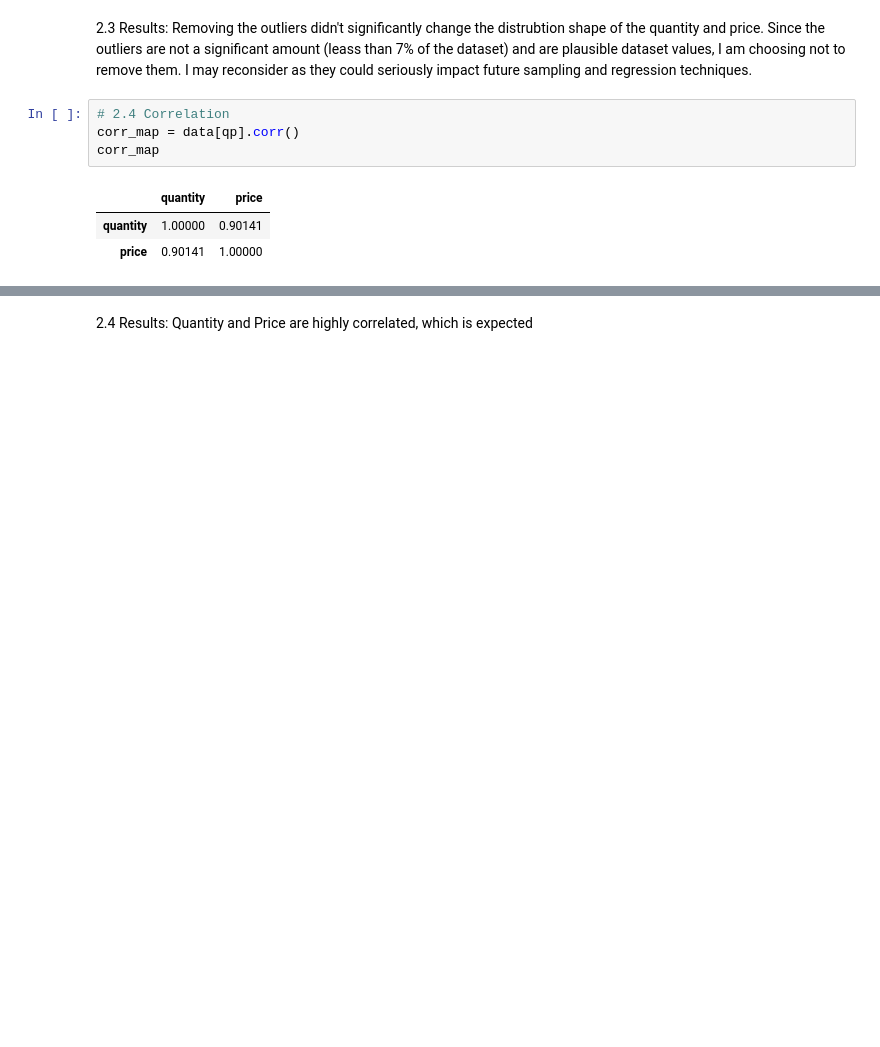
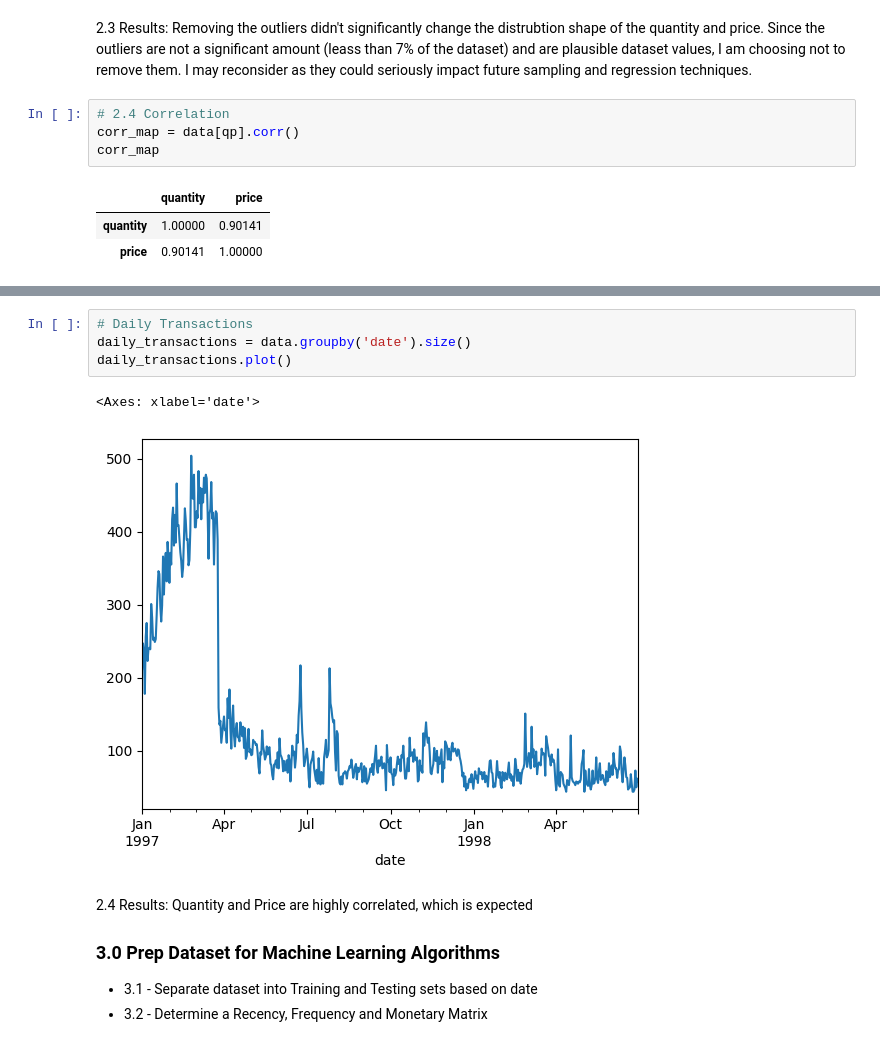
Before and after one commit to kymayodeji/marketing, a Jupyter notebook: eda.ipynb, the cells around one changed output, grey strips where cells are left out. Drawn from its saved outputs; the diff is of its cells as text; blank space fills up the shorter version.

```diff
--- a/eda.ipynb
+++ b/eda.ipynb
@@ -134,2 +177,14 @@ corr_map
+# %%
+# Daily Transactions
+daily_transactions = data.groupby('date').size()
+daily_transactions.plot()
+# %% [output]
+<Axes: xlabel='date'>
+[figure, added]
 # %% [markdown]
 2.4 Results: Quantity and Price are highly correlated, which is expected
+
+### 3.0 Prep Dataset for Machine Learning Algorithms
+
+* 3.1 - Separate dataset into Training and Testing sets based on date
+* 3.2 - Determine a Recency, Frequency and Monetary Matrix
```
Also changed, not shown: parts of 12 cells of this notebook.
